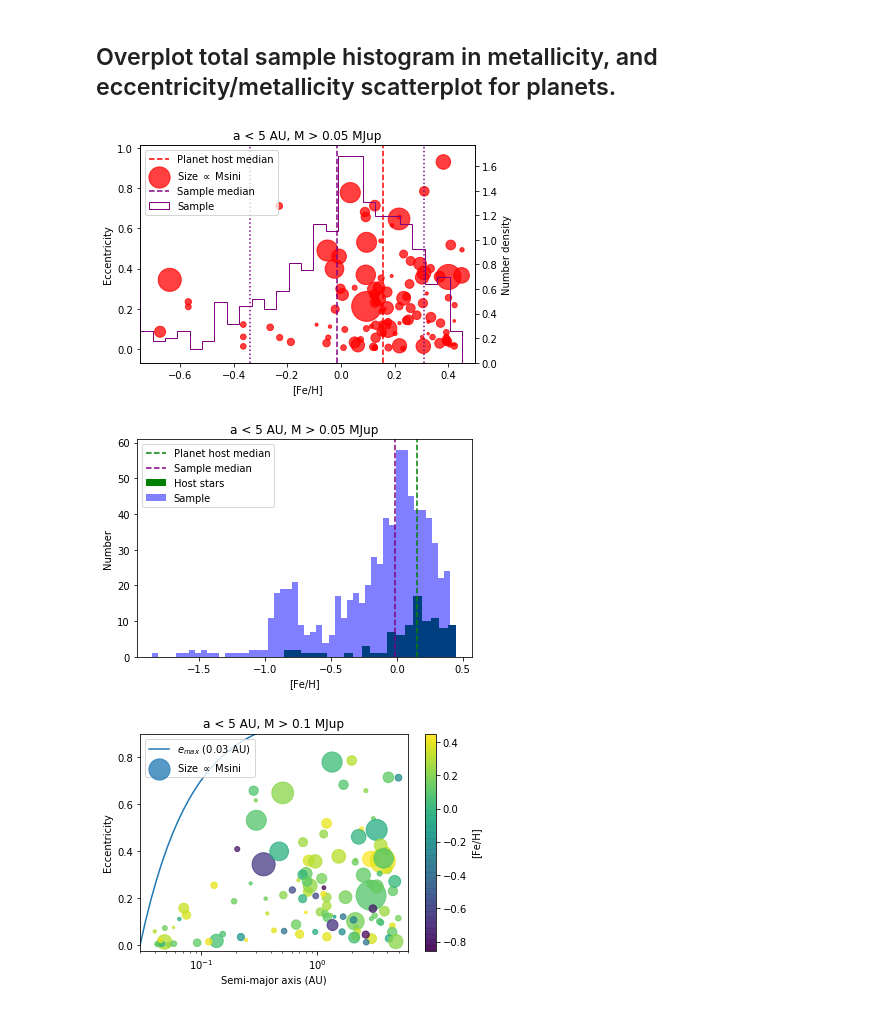
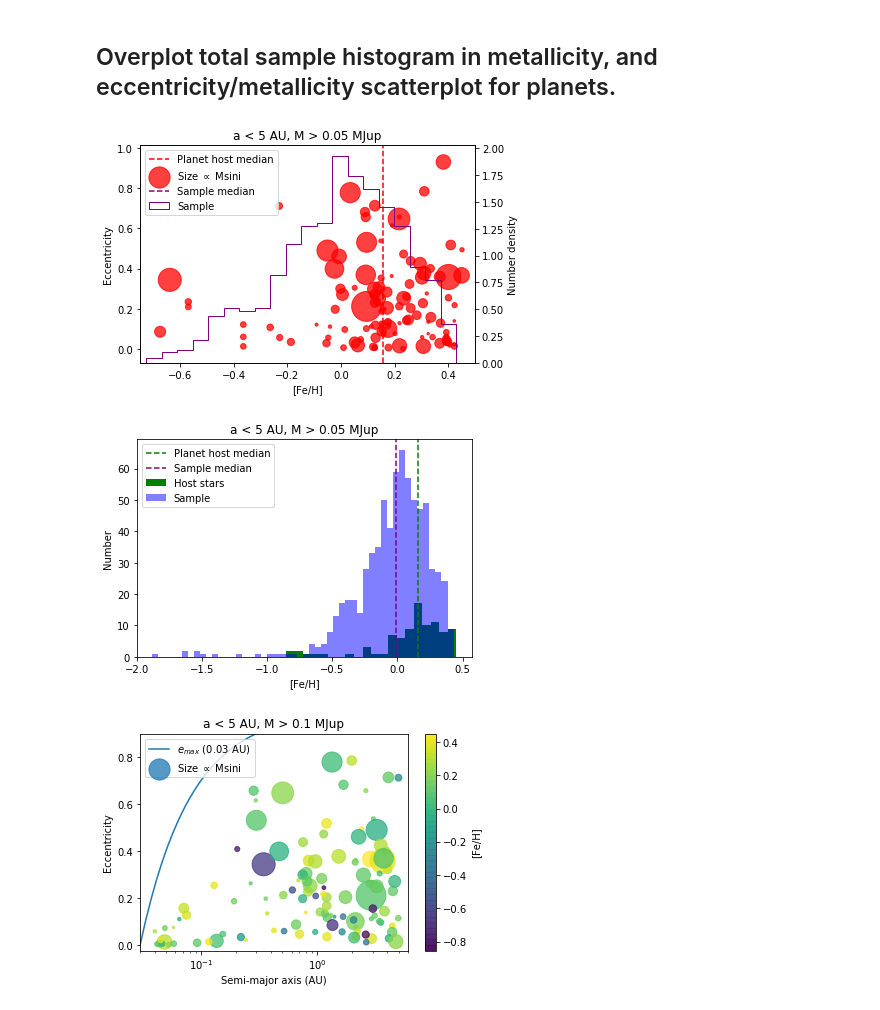
Before and after one commit to leerosenthalj/CLSI, a Jupyter notebook: Notebook_Statistics.ipynb, the cells around one changed output. Cells and saved outputs as stored; diff of their text form; code cells hidden in the pictures.

```diff
--- a/Notebook_Statistics.ipynb
+++ b/Notebook_Statistics.ipynb
@@ -27,6 +27,9 @@ import radvel
 data = pd.read_csv('legacy_tables/system_props_719.csv')
 # %%
 specmatch = pd.read_csv('/Users/lee/Academics/Astronomy/Planets/legacy_analysis/legacy_tables/legacy_specmatch_medians.csv')
+smsyn = specmatch.query('teff_emp > 4700')
+smemp = specmatch.query('teff_emp <= 4700')
+fe_select = smsyn['iso_fe'].tolist() + smemp['fe_emp'].tolist()
 # %%
 dwarfs = specmatch.query('teff_emp < 4700').reset_index()
 # %%
@@ -106,10 +109,10 @@ ax.set_ylabel('Eccentricity')
 ax.set_xlim([-0.75, 0.5])
 
 ax2 = ax.twinx()
-ln3 = ax2.hist(specmatch.fe, bins=50, histtype='step', color='purple', density=True, label='Sample')
-median_sample_fe = np.median(specmatch.fe)
+ln3 = ax2.hist(fe_select, bins=40, histtype='step', color='purple', density=True, label='Sample')
+median_sample_fe = np.median(fe_select)
 #mad_sample_fe = astrostats.median_absolute_deviation(specmatch.fe)
-mad_sample_fe = astrostats.mad_std(specmatch.fe)
+mad_sample_fe = astrostats.mad_std(fe_select)
 ln4 = ax2.axvline(x=median_sample_fe, c='purple', ls='--', label='Sample median')
 ax.axvline(x=median_sample_fe+mad_sample_fe, c='purple', ls=':')
 ax.axvline(x=median_sample_fe-mad_sample_fe, c='purple', ls=':')
@@ -122,34 +125,34 @@ ax2.legend(lines + lines2, labels + labels2, loc=2)
 
 fig.savefig('planet_candidates/fe_eccentricity_hist.pdf')
 # %% [output]
-[figure, old version]
+[figure, new version]
 # %%
 fig, ax = plt.subplots()
 plt.title('a < 5 AU, M > 0.05 MJup')
 
 # Accurately calculate median for planet hosts, don't duplicate metallicity for each planet.
 unique_fe = np.unique(good_spec_filter.fe)
 median_fe = np.median(unique_fe)
 mad_fe = astrostats.mad_std(unique_fe)
 
 ln1 = ax.hist(unique_fe, bins=20, histtype='stepfilled', color='green',
               alpha=1, density=False, label='Host stars')
 ln2 = ax.axvline(x=median_fe, c='green', ls='--', label='Planet host median')
 ax.set_xlabel('[Fe/H]')
 ax.set_ylabel('Number')
 
-ln3 = ax.hist(specmatch.fe, bins=50, histtype='stepfilled', color='blue',
+ln3 = ax.hist(fe_select, bins=50, histtype='stepfilled', color='blue',
                alpha=0.5, density=False, label='Sample')
 median_sample_fe = np.median(specmatch.fe)
 mad_sample_fe = astrostats.mad_std(specmatch.fe)
 ln4 = ax.axvline(x=median_sample_fe, c='purple', ls='--', label='Sample median')
 
 lines, labels = ax.get_legend_handles_labels()
 ax.legend()
 
 fig.savefig('planet_candidates/fe_two_hist_num.pdf')
 # %% [output]
-[figure, old version]
+[figure, new version]
 # %%
 # Overplot peri-distance limit 0.03 AU.
 axes = np.logspace(np.log10(0.03), np.log10(6))
```
Also changed, not shown: parts of 2 cells of this notebook, 7 other files.
